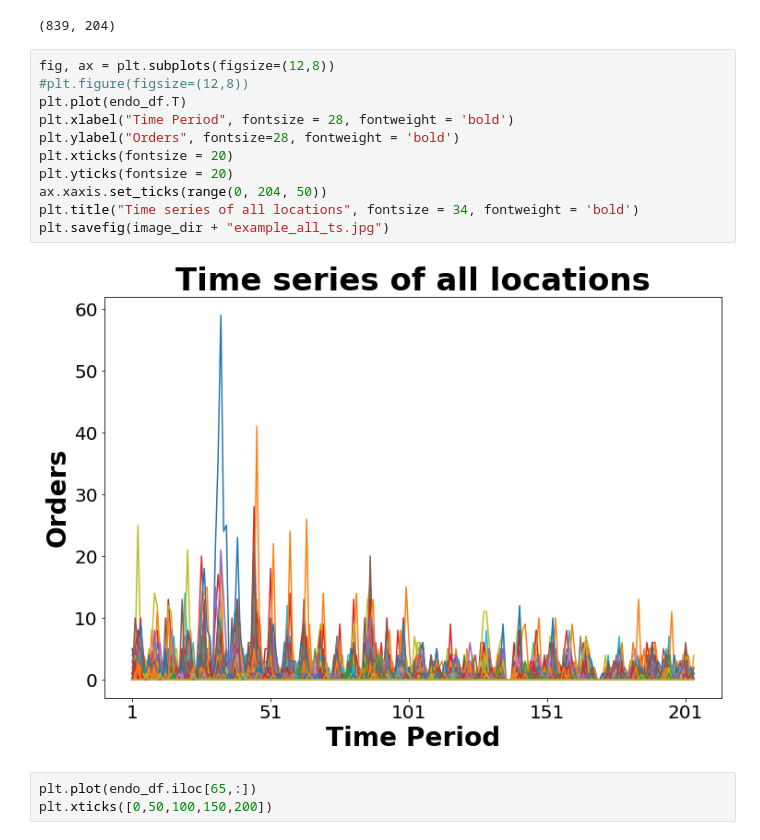
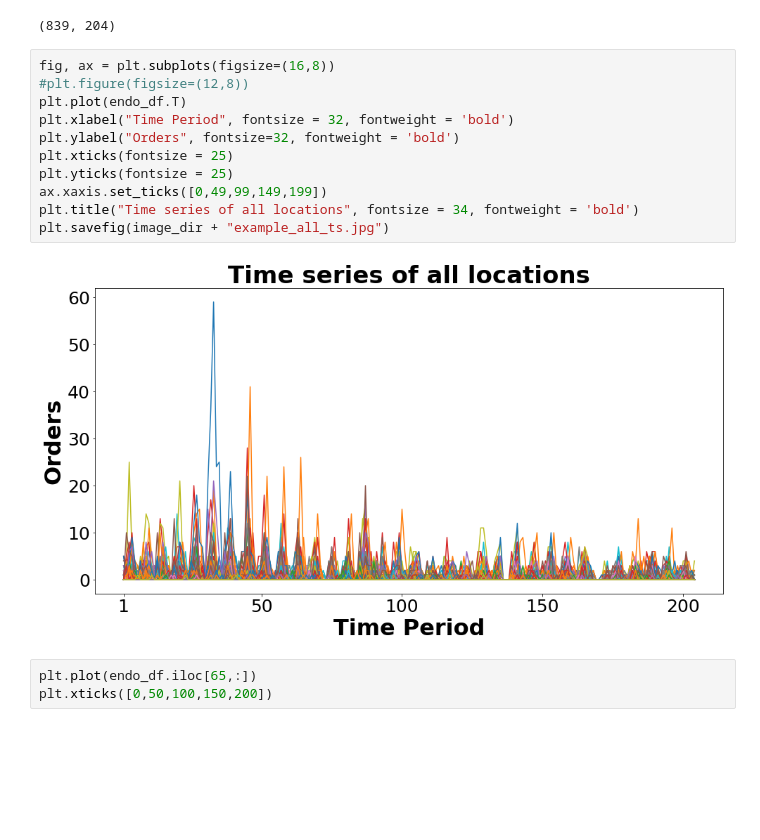
Before and after one commit to Angps1995/Spatial-Temporal-Models-for-delivery-demand-forecast, a Jupyter notebook: Models/ExploratoryAnalysis.ipynb, the cells around one changed output. Drawn from its saved outputs; the diff is of its cells as text; blank space fills up the shorter version.

```diff
--- a/Models/ExploratoryAnalysis.ipynb
+++ b/Models/ExploratoryAnalysis.ipynb
@@ -42,18 +42,18 @@ endo_df.shape
 # %% [output]
 (839, 204)
 # %%
-fig, ax = plt.subplots(figsize=(12,8))
+fig, ax = plt.subplots(figsize=(16,8))
 #plt.figure(figsize=(12,8))
 plt.plot(endo_df.T)
-plt.xlabel("Time Period", fontsize = 28, fontweight = 'bold')
-plt.ylabel("Orders", fontsize=28, fontweight = 'bold')
-plt.xticks(fontsize = 20)
-plt.yticks(fontsize = 20)
-ax.xaxis.set_ticks(range(0, 204, 50))
+plt.xlabel("Time Period", fontsize = 32, fontweight = 'bold')
+plt.ylabel("Orders", fontsize=32, fontweight = 'bold')
+plt.xticks(fontsize = 25)
+plt.yticks(fontsize = 25)
+ax.xaxis.set_ticks([0,49,99,149,199])
 plt.title("Time series of all locations", fontsize = 34, fontweight = 'bold')
 plt.savefig(image_dir + "example_all_ts.jpg")
 # %% [output]
-[figure, old version]
+[figure, new version]
 # %%
 plt.plot(endo_df.iloc[65,:])
 plt.xticks([0,50,100,150,200])
```
Also changed, not shown: parts of 2 cells of this notebook, 17 other files.
